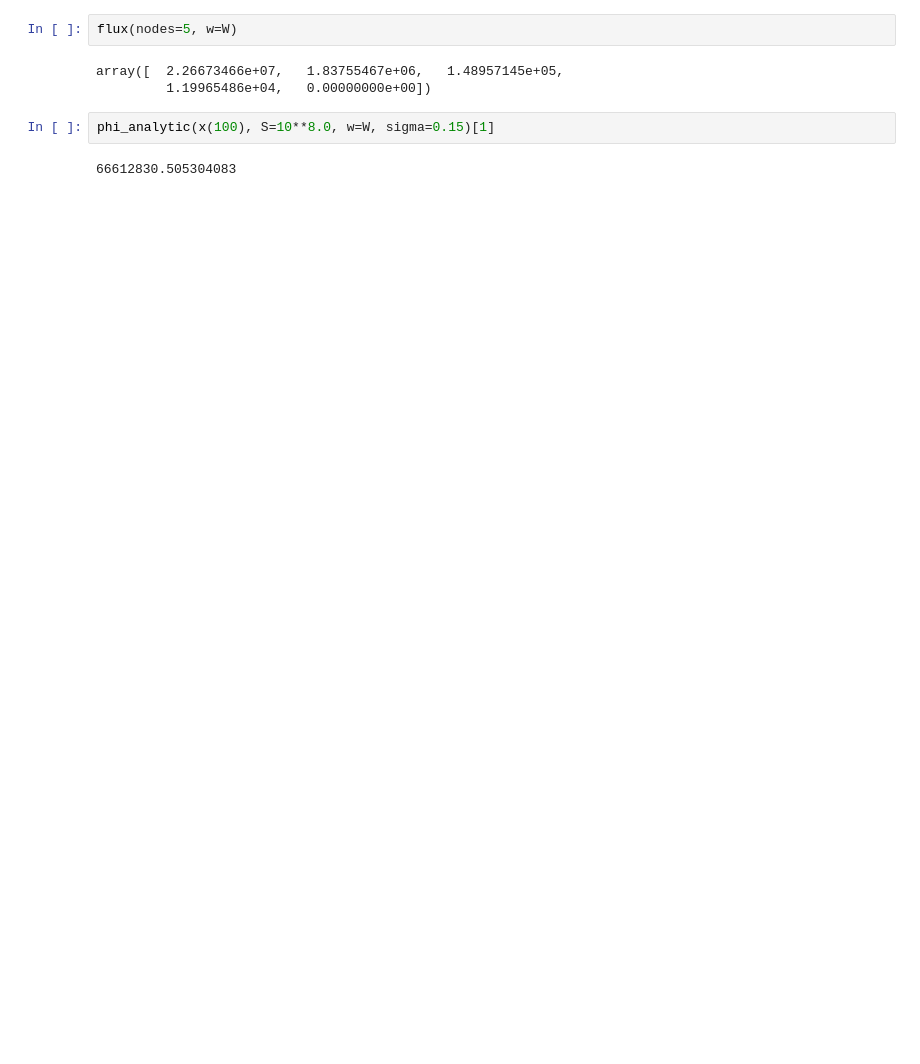
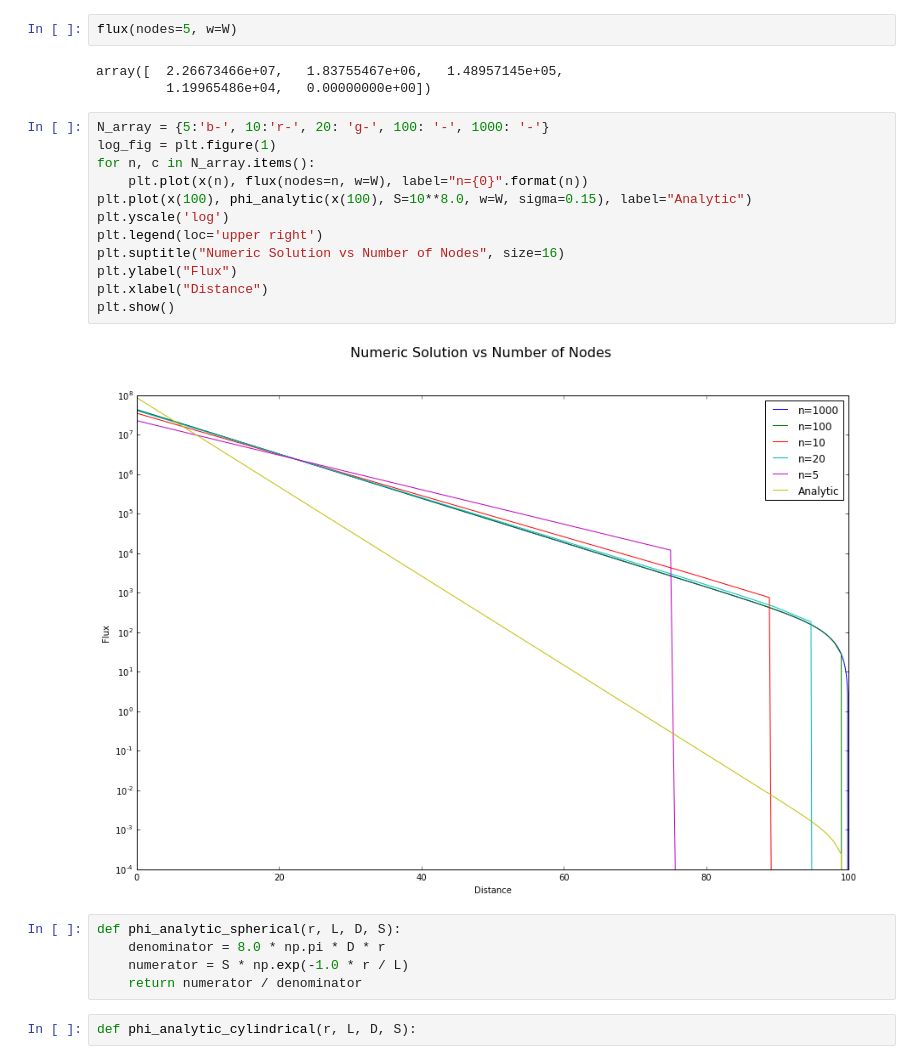
Before and after one commit to piovere/470-project-1, a Jupyter notebook: Project1.ipynb, the cells around one changed output. Drawn from its saved outputs; the diff is of its cells as text; blank space fills up the shorter version.

```diff
--- a/Project1.ipynb
+++ b/Project1.ipynb
@@ -128,7 +128,24 @@ flux(nodes=5, w=W)
 # %% [output]
 array([  2.26673466e+07,   1.83755467e+06,   1.48957145e+05,
          1.19965486e+04,   0.00000000e+00])
-# %%
-phi_analytic(x(100), S=10**8.0, w=W, sigma=0.15)[1]
-# %% [output]
-66612830.505304083
+# %%
+N_array = {5:'b-', 10:'r-', 20: 'g-', 100: '-', 1000: '-'}
+log_fig = plt.figure(1)
+for n, c in N_array.items():
+    plt.plot(x(n), flux(nodes=n, w=W), label="n={0}".format(n))
+plt.plot(x(100), phi_analytic(x(100), S=10**8.0, w=W, sigma=0.15), label="Analytic")
+plt.yscale('log')
+plt.legend(loc='upper right')
+plt.suptitle("Numeric Solution vs Number of Nodes", size=16)
+plt.ylabel("Flux")
+plt.xlabel("Distance")
+plt.show()
+# %% [output]
+[figure, added]
+# %%
+def phi_analytic_spherical(r, L, D, S):
+    denominator = 8.0 * np.pi * D * r
+    numerator = S * np.exp(-1.0 * r / L)
+    return numerator / denominator
+# %%
+def phi_analytic_cylindrical(r, L, D, S):
```
Also changed, not shown: parts of 2 cells of this notebook, 4 other files.
